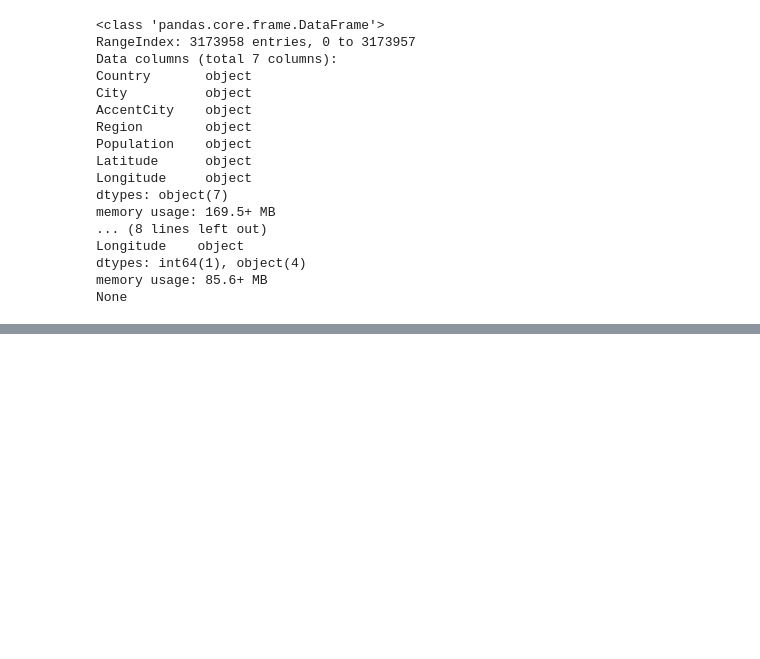
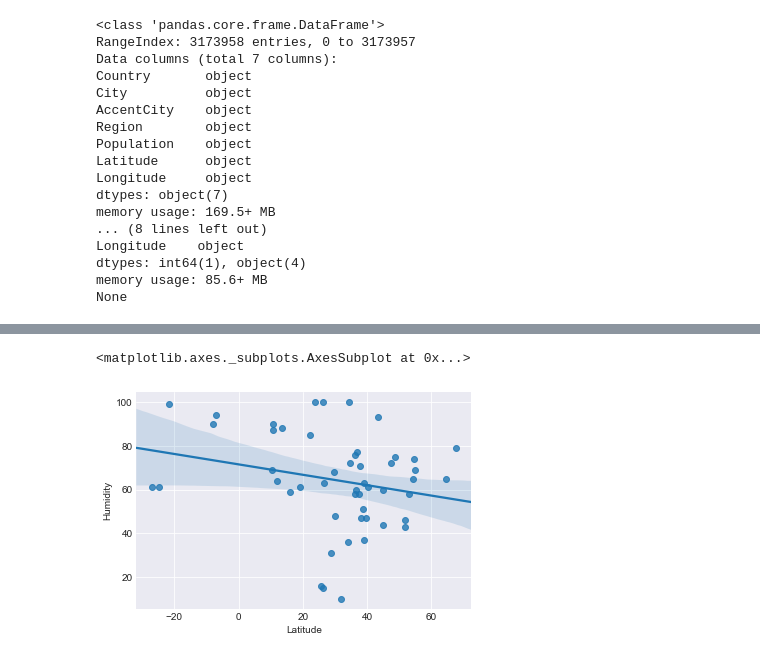
Before and after one commit to mgstewart/API-HW, a Jupyter notebook: WeatherPy.ipynb, the cells around one changed output, grey strips where cells are left out. Saved outputs shown, nothing was run; the diff lists cells and outputs as text; code cells hidden in the pictures; blank space fills up the shorter version.

```diff
--- a/WeatherPy.ipynb
+++ b/WeatherPy.ipynb
@@ -54,0 +126,5 @@ cities =
+# %%
+sns.regplot(x=cities['Latitude'],y=cities['Humidity'])
+# %% [output]
+<matplotlib.axes._subplots.AxesSubplot at 0x...>
+[figure, added]
```
Also changed, not shown: parts of 12 cells of this notebook, 1 other file.
